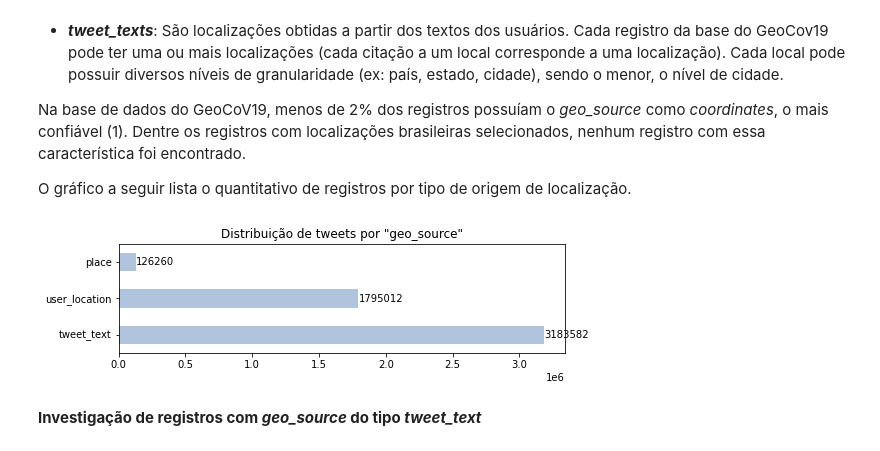
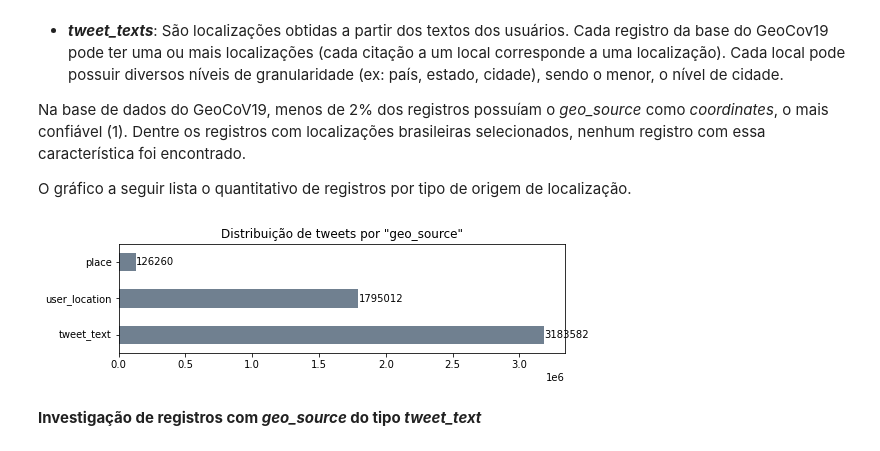
Before and after one commit to mariogmp/LCDIA, a Jupyter notebook: geocov19_brasil_02_selecao.ipynb, the cells around one changed output. Drawn from its saved outputs; the diff is of its cells as text; code cells hidden in the pictures.

```diff
--- a/geocov19_brasil_02_selecao.ipynb
+++ b/geocov19_brasil_02_selecao.ipynb
@@ -39,6 +39,9 @@ db = client.SpedDB
 
 # Coleção onde serão inseridos os dados
 collection = db.tweets_brasil
+# %%
+# Cores
+back_color_default = 'slategray'
 # %% [markdown]
 ***
 ### Totalização de Tweets
@@ -92,12 +95,12 @@ Na base de dados do GeoCoV19, menos de 2% dos registros possuíam o *geo_source*
 
 O gráfico a seguir lista o quantitativo de registros por tipo de origem de localização.
 # %%
-df_1.geo_source.value_counts().plot(kind='barh', figsize=(8, 2), title = 'Distribuição de tweets por "geo_source"', color='lightsteelblue')
+df_1.geo_source.value_counts().plot(kind='barh', figsize=(8, 2), title = 'Distribuição de tweets por "geo_source"', color=back_color_default)
 
 for index, value in enumerate(df_1.geo_source.value_counts()):
     plt.text(value, index, str(value), verticalalignment='center')
 # %% [output]
-[figure, old version]
+[figure, new version]
 # %% [markdown]
 **Investigação de registros com *geo_source* do tipo *tweet_text***
 # %% [markdown]
```
Also changed, not shown: parts of 6 cells of this notebook, 17 other files.
